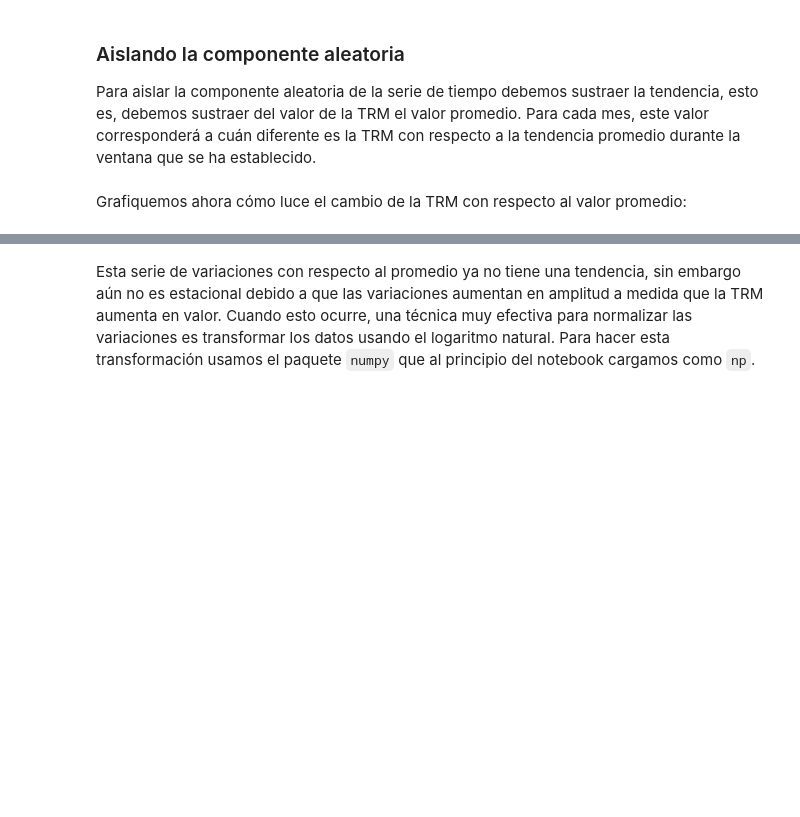
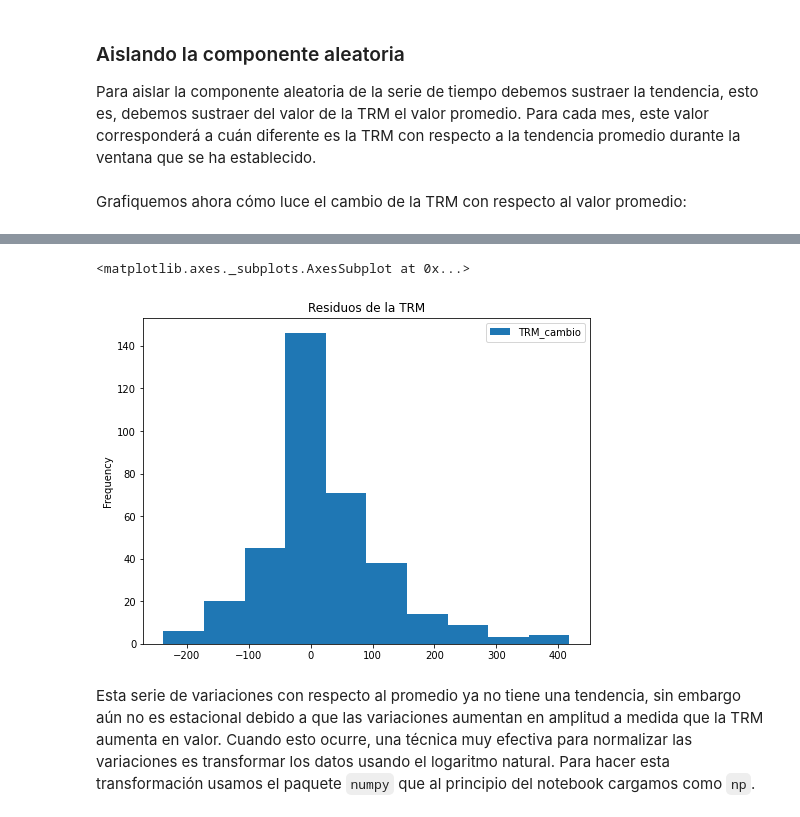
Before and after one commit to davidmorme/Universidad, a Jupyter notebook: Herramientas de Modelación/Caso_3.ipynb, the cells around one changed output, grey strips where cells are left out. Saved outputs shown, nothing was run; the diff lists cells and outputs as text; code cells hidden in the pictures; blank space fills up the shorter version.

```diff
--- a/Herramientas de Modelación/Caso_3.ipynb
+++ b/Herramientas de Modelación/Caso_3.ipynb
@@ -43,7 +28,8 @@ A usted se le entregarán dos bases de datos con el histórico de la TRM y el hi
 ### Cargando los datos
 Iniciamos cargando los datos con la información del valor histórico de la Tasa Representatitva del Mercado (TRM) y de la inflación usando los datos obtenidos directamente desde la página del Banco de la República
 # %%
-TRM = pd.read_excel('data/TCM_Serie historica IQY.xlsx', header=7, skipfooter = 4)
-IPC = pd.read_excel('data/IPC_Serie_variaciones.xlsx', header = 12, skipfooter= 6)
+#Me tocó subirlo a los archivos de Colab
+TRM = pd.read_excel('TCM_Serie historica IQY.xlsx', header=7, skipfooter = 4)
+IPC = pd.read_excel('IPC_Serie_variaciones.xlsx', header = 12, skipfooter= 6)
 # %% [markdown]
 Noten que hemos incluido dos argumentos adicionales a esta función para especificar que debemos ignorar algunas filas al principio del archivo (header), y también algunas filas al final (footer). Veamos como lucen las primeras líneas de nuestros DataFrames
@@ -50,2 +45,4 @@ Noten que hemos incluido dos argumentos adicionales a esta función para especif
+# %%
+TRM.drop(['Unnamed: 2','Unnamed: 3'], axis=1, inplace=True)
 # %%
 TRM.head()
@@ -242,3 +355,10 @@ TRM_mes.plot(x='mes', y='TRM_cambio', figsize = (8,6), # cambia el tamaño de la
+# %%
+TRM_mes.plot(y='TRM_cambio', kind='hist', figsize = (8,6), # cambia el tamaño de la gráfica
+            title = 'Residuos de la TRM',
+            linewidth = 2) # cambia el título de la gráfica
+# %% [output]
+<matplotlib.axes._subplots.AxesSubplot at 0x...>
+[figure, added]
 # %% [markdown]
 Esta serie de variaciones con respecto al promedio ya no tiene una tendencia, sin embargo aún no es estacional debido a que las variaciones aumentan en amplitud a medida que la TRM aumenta en valor. Cuando esto ocurre, una técnica muy efectiva para normalizar las variaciones es transformar los datos usando el logaritmo natural. Para hacer esta transformación usamos el paquete `numpy` que al principio del notebook cargamos como `np`.
 # %%
```
Also changed, not shown: parts of 39 cells of this notebook.
